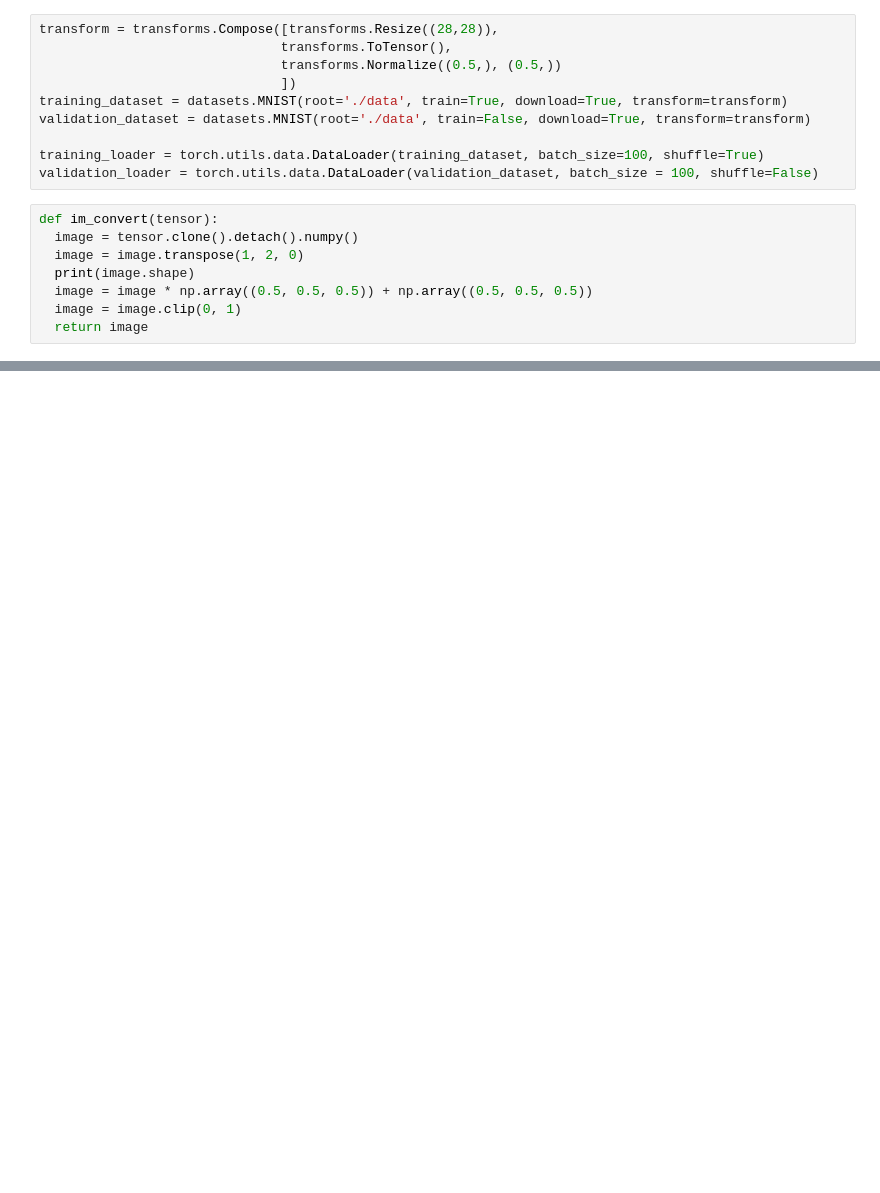
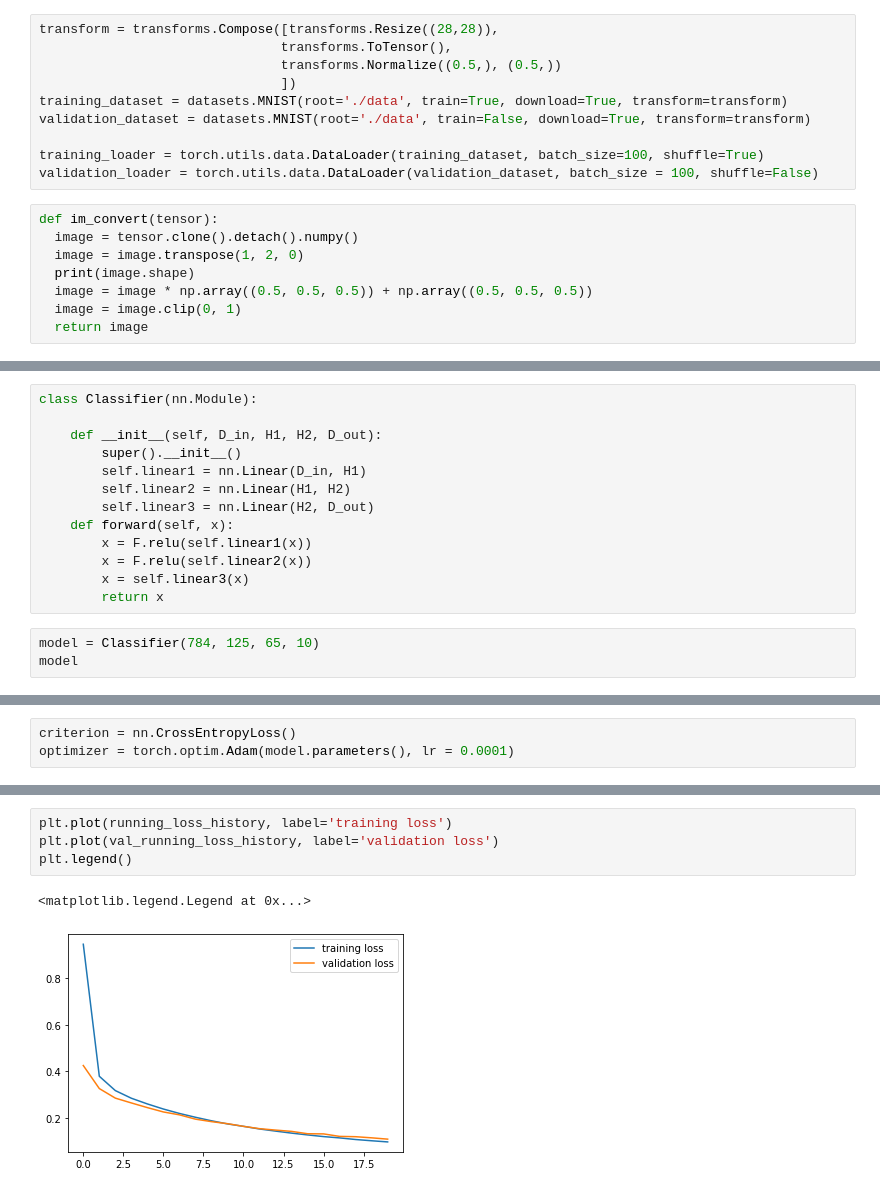
Before and after one commit to cervantes-loves-ai/pytorch-for-deep-learning, a Jupyter notebook: MNIST_PYTORCH.ipynb, the cells around one changed output, grey strips where cells are left out. Drawn from its saved outputs; the diff is of its cells as text; blank space fills up the shorter version.

```diff
--- a/MNIST_PYTORCH.ipynb
+++ b/MNIST_PYTORCH.ipynb
@@ -64,0 +67,16 @@ for idx in np.arange(20):
+# %%
+class Classifier(nn.Module):
+
+    def __init__(self, D_in, H1, H2, D_out):
+        super().__init__()
+        self.linear1 = nn.Linear(D_in, H1)
+        self.linear2 = nn.Linear(H1, H2)
+        self.linear3 = nn.Linear(H2, D_out)
+    def forward(self, x):
+        x = F.relu(self.linear1(x))
+        x = F.relu(self.linear2(x))
+        x = self.linear3(x)
+        return x
+# %%
+model = Classifier(784, 125, 65, 10)
+model
@@ -64,0 +89,3 @@ for idx in np.arange(20):
+# %%
+criterion = nn.CrossEntropyLoss()
+optimizer = torch.optim.Adam(model.parameters(), lr = 0.0001)
@@ -64,0 +160,7 @@ for idx in np.arange(20):
+# %%
+plt.plot(running_loss_history, label='training loss')
+plt.plot(val_running_loss_history, label='validation loss')
+plt.legend()
+# %% [output]
+<matplotlib.legend.Legend at 0x...>
+[figure, added]
```
Also changed, not shown: parts of 6 cells of this notebook.
